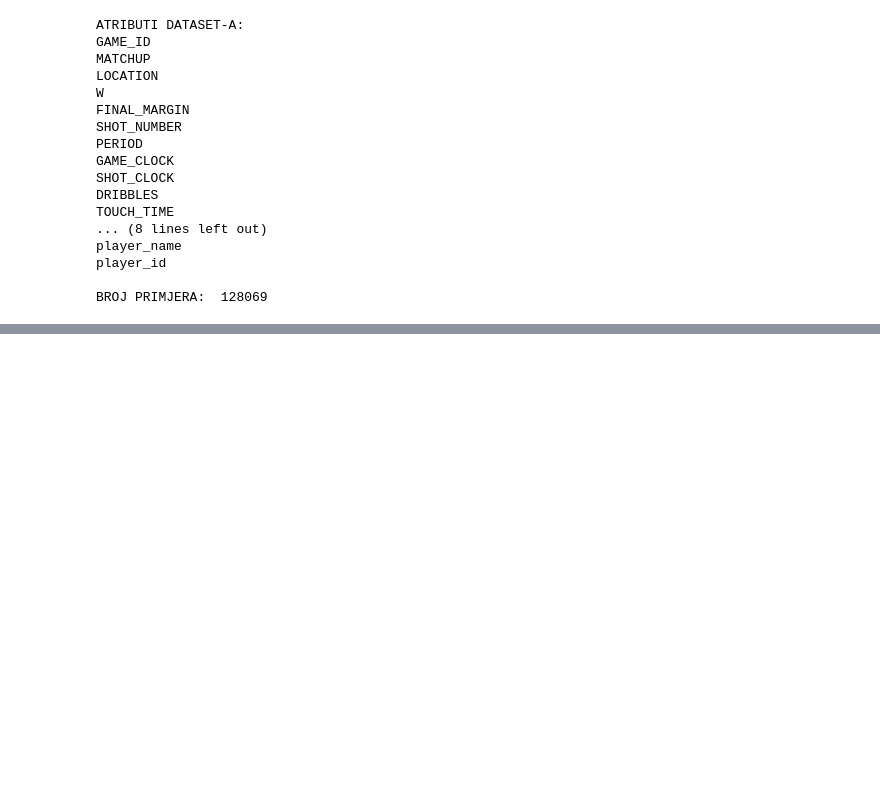
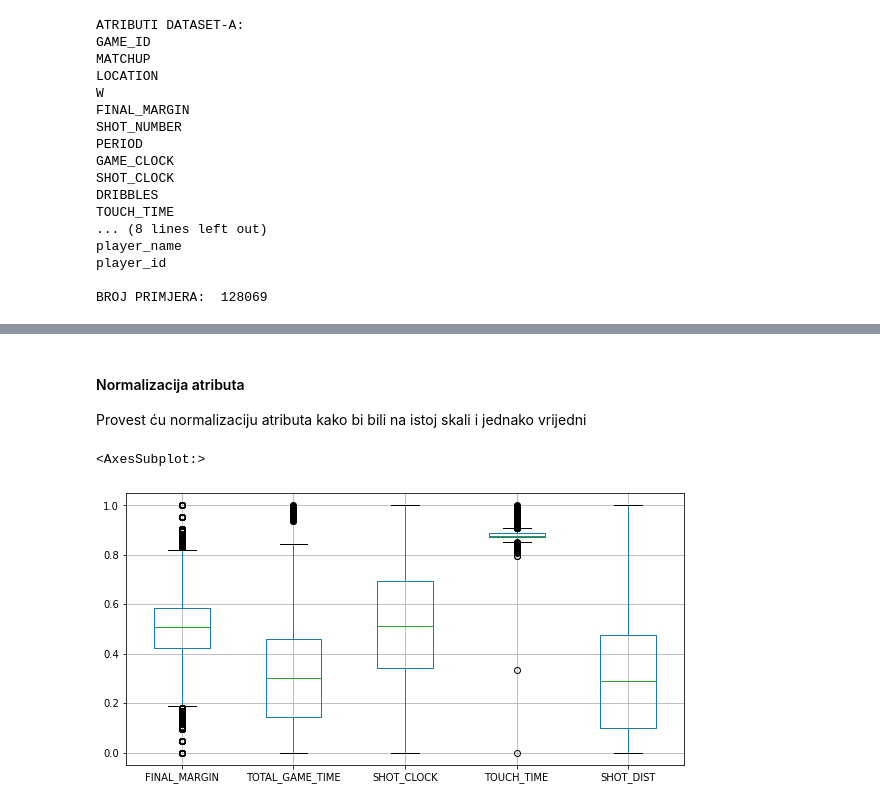
Before and after one commit to MladenDzida/NBA-Shot-Prediction, a Jupyter notebook: nba_shot_prediction.ipynb, the cells around one changed output, grey strips where cells are left out. Cells and saved outputs as stored; diff of their text form; code cells hidden in the pictures; blank space fills up the shorter version.

```diff
--- a/nba_shot_prediction.ipynb
+++ b/nba_shot_prediction.ipynb
@@ -75,0 +150,9 @@ Name: GAME_CLOCK, Length: 128069, dtype: float64
+# %%
+# spajanje atributa GAME_CLOCK i PERIOD u novi atribut TOTAL_GAME_TIME koji
+# omoguaćava razlikovanje istih vremena za različite četvrtine.
+# Npr. nije isto pucati u zadnjoj minuti prve četvrtine i zadnje četvrtine.
+shot_logs['TOTAL_GAME_TIME'] = shot_logs['GAME_CLOCK'] + (shot_logs['PERIOD'] - 1) * 12 * 60
+print(print(shot_logs[['GAME_CLOCK','PERIOD','TOTAL_GAME_TIME']]))
+
+# budući da su atributi GAME_CLOCK i PERIOD sadržani u atributu TOTAL_GAME_TIME, oni nam više ne trebaju pa se brišu
+shot_logs.drop(columns=['GAME_CLOCK', 'PERIOD'])
@@ -75,0 +188,17 @@ Name: GAME_CLOCK, Length: 128069, dtype: float64
+# %% [markdown]
+#### Normalizacija atributa
+Provest ću normalizaciju atributa kako bi bili na istoj skali i jednako vrijedni
+# %%
+# Normalizacija
+shot_logs['FINAL_MARGIN'] = (shot_logs['FINAL_MARGIN']-shot_logs['FINAL_MARGIN'].min())/(shot_logs['FINAL_MARGIN'].max()-shot_logs['FINAL_MARGIN'].min())
+shot_logs['TOTAL_GAME_TIME'] = (shot_logs['TOTAL_GAME_TIME']-shot_logs['TOTAL_GAME_TIME'].min())/(shot_logs['TOTAL_GAME_TIME'].max()-shot_logs['TOTAL_GAME_TIME'].min())
+shot_logs['SHOT_CLOCK'] = (shot_logs['SHOT_CLOCK']-shot_logs['SHOT_CLOCK'].min())/(shot_logs['SHOT_CLOCK'].max()-shot_logs['SHOT_CLOCK'].min())
+shot_logs['TOUCH_TIME'] = (shot_logs['TOUCH_TIME']-shot_logs['TOUCH_TIME'].min())/(shot_logs['TOUCH_TIME'].max()-shot_logs['TOUCH_TIME'].min())
+shot_logs['SHOT_DIST'] = (shot_logs['SHOT_DIST']-shot_logs['SHOT_DIST'].min())/(shot_logs['SHOT_DIST'].max()-shot_logs['SHOT_DIST'].min())
+# %%
+numerical_features = ['FINAL_MARGIN', 'TOTAL_GAME_TIME','SHOT_CLOCK', 'TOUCH_TIME', 'SHOT_DIST']
+
+shot_logs.boxplot(column=numerical_features,figsize=(10,5))
+# %% [output]
+<AxesSubplot:>
+[figure, added]
```
Also changed, not shown: parts of 12 cells of this notebook.
